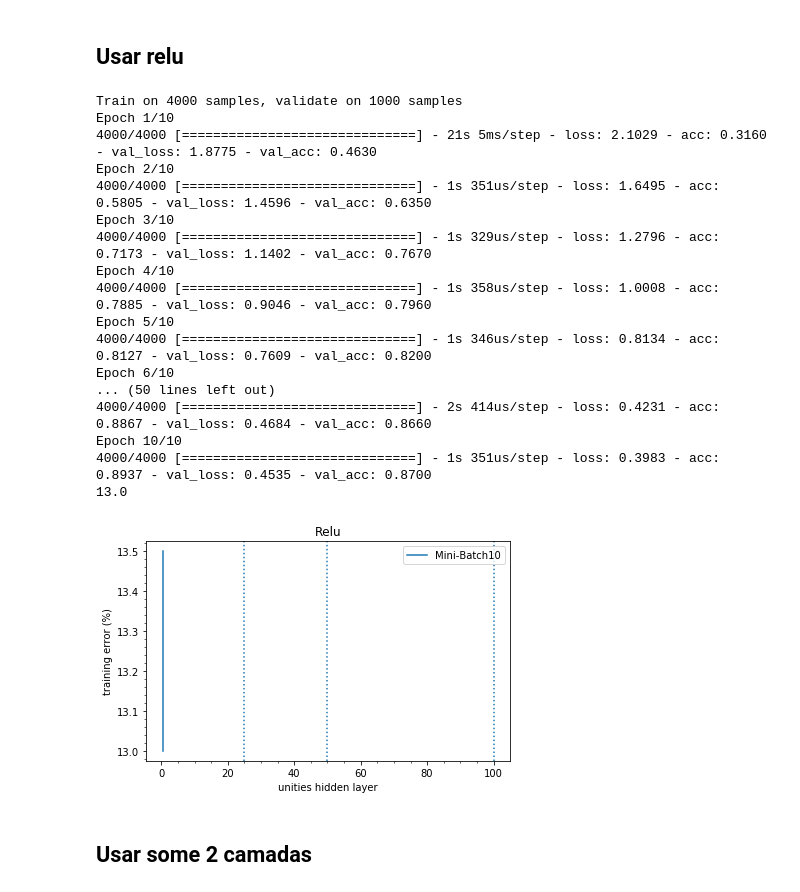
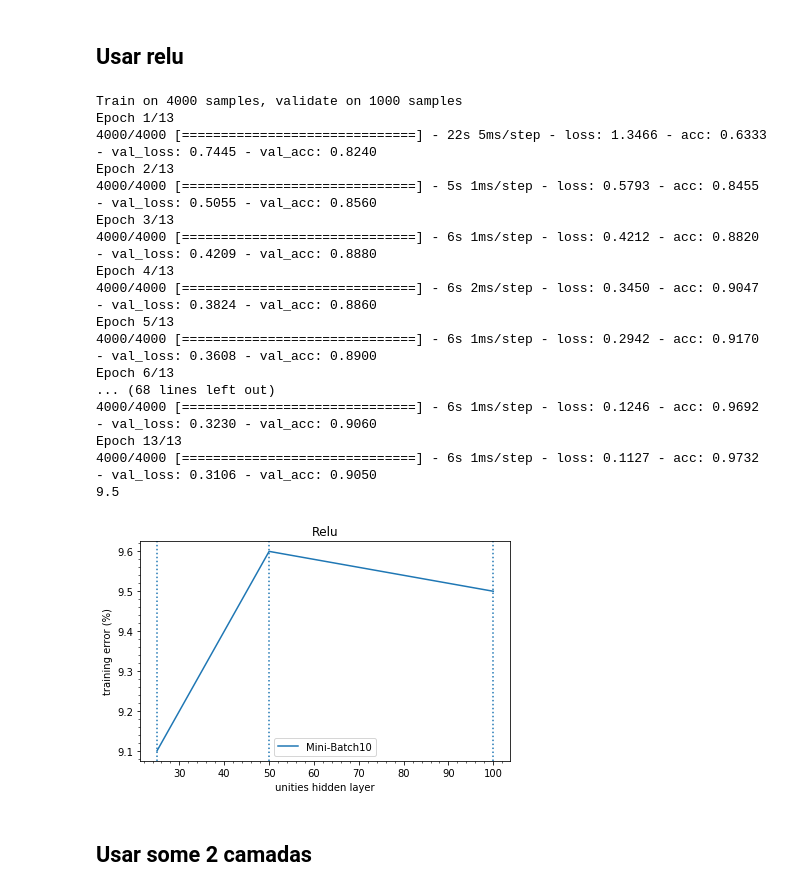
Before and after one commit to gesteves91/tp-ml, a Jupyter notebook: Neural-Network.ipynb, the cells around one changed output. Saved outputs shown, nothing was run; the diff lists cells and outputs as text; code cells hidden in the pictures.

```diff
--- a/Neural-Network.ipynb
+++ b/Neural-Network.ipynb
@@ -846,52 +846,52 @@ def baseline_model_relu(unity, learning_rate):
     model.add(Dense(num_classes, activation='softmax'))
     # Set the gradient
     sgd = optimizers.SGD(lr=0.01)
     # Compile model
     model.compile(loss='categorical_crossentropy', optimizer=sgd, metrics=['accuracy'])
     return model
 
 lr = [0.5, 0.5, 0.5]
 un = [25, 50, 100]
 outputs = []
 
 for i, u in zip(lr, un):
     model = baseline_model_relu(u, i)
-    model.fit(X_train, y_train, validation_data=(X_test, y_test), epochs=10, batch_size=50, verbose=1)
+    model.fit(X_train, y_train, validation_data=(X_test, y_test), epochs=13, batch_size=10, verbose=1)
     scores = model.evaluate(X_test, y_test, verbose=0)
     print(100-scores[1]*100)
     outputs.append(100-scores[1]*100)
 
-plt.plot(lr, outputs, label='Mini-Batch10')
+plt.plot(un, outputs, label='Mini-Batch10')
 plt.xlabel('unities hidden layer')
 plt.axvline(x=25, ls='dotted')
 plt.axvline(x=50, ls='dotted')
 plt.axvline(x=100, ls='dotted')
 plt.minorticks_on()
 plt.ylabel('training error (%)')
 plt.title("Relu")
 plt.legend()
 plt.tight_layout()
 plt.savefig('img/relu.png', bbox_inches='tight', dpi = 100)
 plt.show()
 # %% [output]
 Train on 4000 samples, validate on 1000 samples
-Epoch 1/10
-4000/4000 [==============================] - 21s 5ms/step - loss: 2.1029 - acc: 0.3160 - val_loss: 1.8775 - val_acc: 0.4630
-Epoch 2/10
-4000/4000 [==============================] - 1s 351us/step - loss: 1.6495 - acc: 0.5805 - val_loss: 1.4596 - val_acc: 0.6350
-Epoch 3/10
-4000/4000 [==============================] - 1s 329us/step - loss: 1.2796 - acc: 0.7173 - val_loss: 1.1402 - val_acc: 0.7670
-Epoch 4/10
-4000/4000 [==============================] - 1s 358us/step - loss: 1.0008 - acc: 0.7885 - val_loss: 0.9046 - val_acc: 0.7960
-Epoch 5/10
-4000/4000 [==============================] - 1s 346us/step - loss: 0.8134 - acc: 0.8127 - val_loss: 0.7609 - val_acc: 0.8200
-Epoch 6/10
-... (50 lines left out)
-4000/4000 [==============================] - 2s 414us/step - loss: 0.4231 - acc: 0.8867 - val_loss: 0.4684 - val_acc: 0.8660
-Epoch 10/10
-4000/4000 [==============================] - 1s 351us/step - loss: 0.3983 - acc: 0.8937 - val_loss: 0.4535 - val_acc: 0.8700
-13.0
+Epoch 1/13
+4000/4000 [==============================] - 22s 5ms/step - loss: 1.3466 - acc: 0.6333 - val_loss: 0.7445 - val_acc: 0.8240
+Epoch 2/13
+4000/4000 [==============================] - 5s 1ms/step - loss: 0.5793 - acc: 0.8455 - val_loss: 0.5055 - val_acc: 0.8560
+Epoch 3/13
+4000/4000 [==============================] - 6s 1ms/step - loss: 0.4212 - acc: 0.8820 - val_loss: 0.4209 - val_acc: 0.8880
+Epoch 4/13
+4000/4000 [==============================] - 6s 2ms/step - loss: 0.3450 - acc: 0.9047 - val_loss: 0.3824 - val_acc: 0.8860
+Epoch 5/13
+4000/4000 [==============================] - 6s 1ms/step - loss: 0.2942 - acc: 0.9170 - val_loss: 0.3608 - val_acc: 0.8900
+Epoch 6/13
+... (68 lines left out)
+4000/4000 [==============================] - 6s 1ms/step - loss: 0.1246 - acc: 0.9692 - val_loss: 0.3230 - val_acc: 0.9060
+Epoch 13/13
+4000/4000 [==============================] - 6s 1ms/step - loss: 0.1127 - acc: 0.9732 - val_loss: 0.3106 - val_acc: 0.9050
+9.5
-[figure, old version]
+[figure, new version]
 # %% [markdown]
 ## Usar some 2 camadas
 # %%
```
Also changed, not shown: parts of 1 cell of this notebook, 3 other files.
